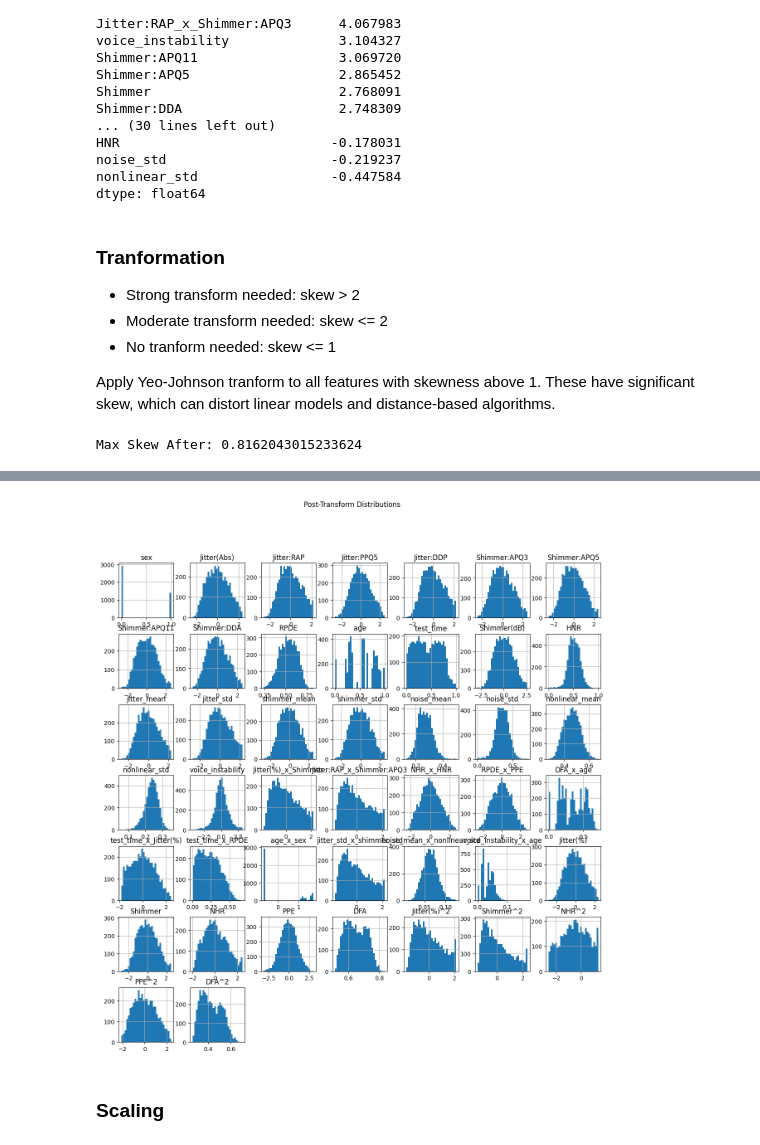
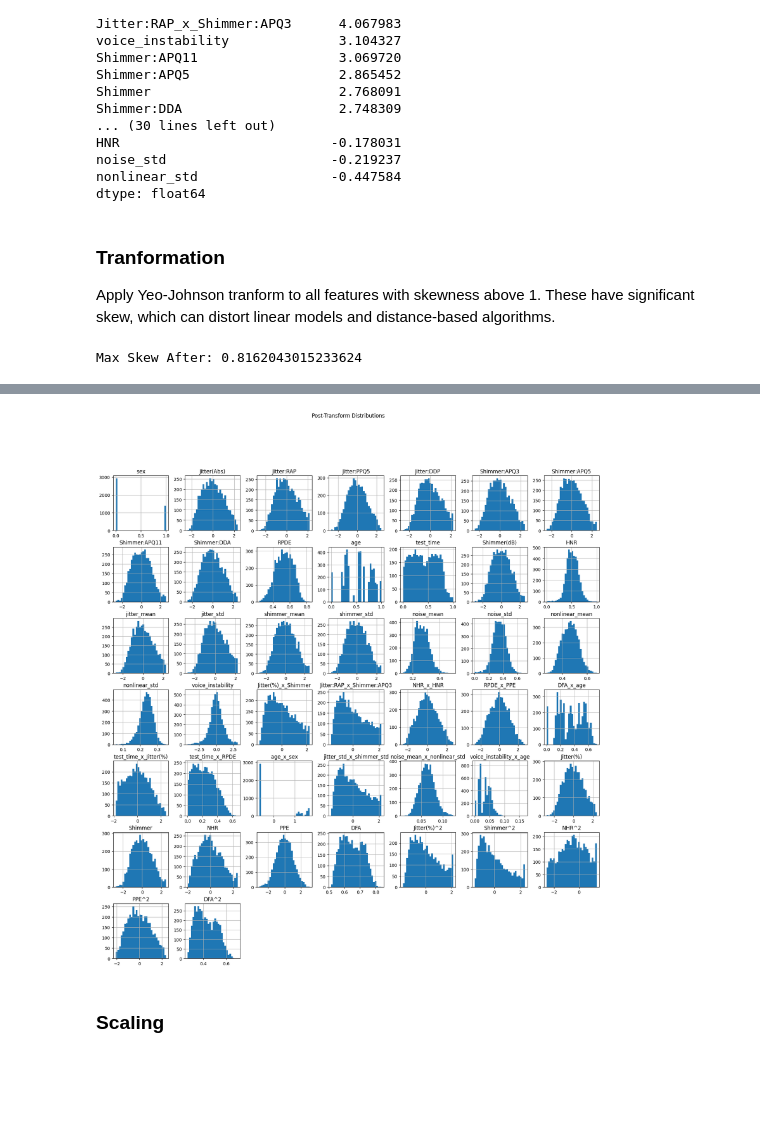
Before and after one commit to behnazrzf/Parkinson-s_Telemonitoring, a Jupyter notebook: feature_engineering.ipynb, the cells around one changed output, grey strips where cells are left out. Drawn from its saved outputs; the diff is of its cells as text; code cells hidden in the pictures; blank space fills up the shorter version.

```diff
--- a/feature_engineering.ipynb
+++ b/feature_engineering.ipynb
@@ -92,7 +90,7 @@ interaction_pairs = [
 ]
 # %%
 def create_interactions(X, interaction_pairs):
-    """Create clinically relevant interaction terms"""
+    """Create relevant interaction terms"""
     X_new = X.copy()
     for f1, f2 in interaction_pairs:
         if f1 in X.columns and f2 in X.columns:
@@ -241,10 +231,6 @@ dtype: float64
 # %% [markdown]
 ### Tranformation
 
-- Strong transform needed: skew > 2
-- Moderate transform needed: skew <= 2
-- No tranform needed: skew <= 1
-
 Apply Yeo-Johnson tranform to all features with skewness above 1. These have significant skew, which can distort linear models and distance-based algorithms.
 # %%
 def apply_transformations(X_train, X_test, categorical_columns):
@@ -282,12 +267,11 @@ print("Max Skew After:", transformed_skew.abs().max())  # Should be < 0.5
 # %% [output]
 Max Skew After: 0.8162043015233624
 # %%
-# Check post-transform skewness
+# check post-transform skewness
 skewness_after = X_train_engineered.skew().sort_values(key=abs, ascending=False)
-print("Top skewed features after transform:\n", skewness_after.head(10))
+print("Features skewness after transform:\n", skewness_after)
 
-# Plot histograms
-X_train_engineered.hist(bins=30, figsize=(15, 15))
+X_train_engineered.hist(bins=30, figsize=(20, 20))
 plt.suptitle("Post-Transform Distributions")
 plt.show()
 # %% [output]
@@ -305,5 +294,5 @@ voice_instability_x_age      0.320092
 dtype: float64
-[figure, old version]
+[figure, new version]
 # %% [markdown]
 ### Scaling
 # %%
```
Also changed, not shown: parts of 16 cells of this notebook, 3 other files.
